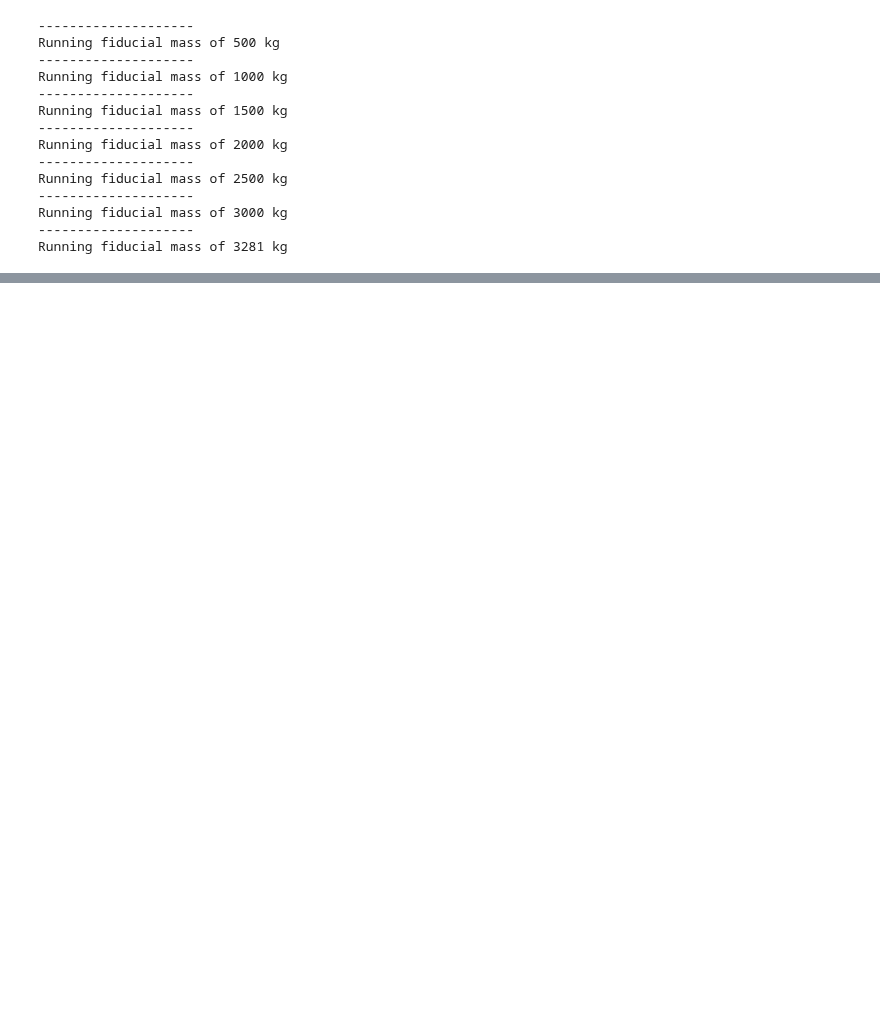
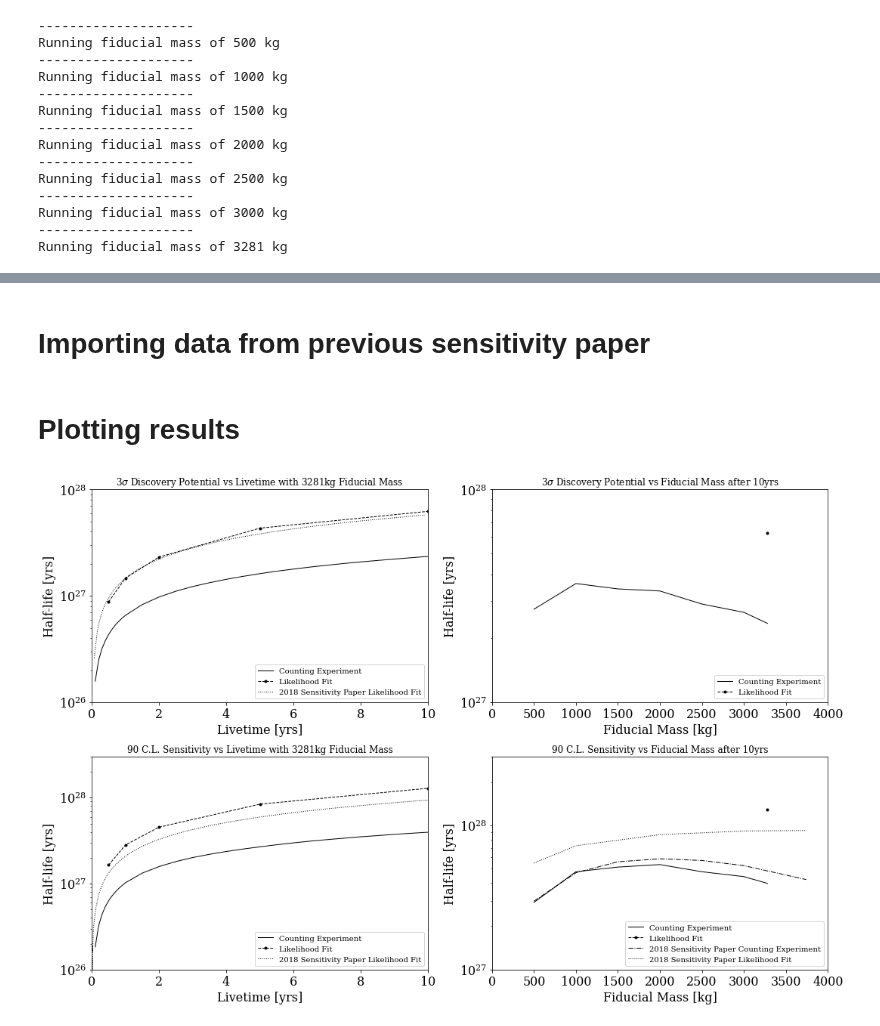
Before and after one commit to YMTheory/sensitivity, a Jupyter notebook: work/SensitivityPaper2020_scripts/DiscoveryPotential/Counting_Experiment.ipynb, the cells around one changed output, grey strips where cells are left out. Saved outputs shown, nothing was run; the diff lists cells and outputs as text; code cells hidden in the pictures; blank space fills up the shorter version.

```diff
--- a/work/SensitivityPaper2020_scripts/DiscoveryPotential/Counting_Experiment.ipynb
+++ b/work/SensitivityPaper2020_scripts/DiscoveryPotential/Counting_Experiment.ipynb
@@ -241,0 +226,2 @@ plt.savefig('halflife_vs_mass.pdf', bbox_inches='tight')
+# %% [markdown]
+# Importing data from previous sensitivity paper
@@ -241,0 +249,53 @@ plt.savefig('halflife_vs_mass.pdf', bbox_inches='tight')
+# %% [markdown]
+# Plotting results
+# %%
+fig, ax = plt.subplots (2, 2, figsize=(15, 10), gridspec_kw=dict(width_ratios=(1,1)))
+
+ax[0,0].set_xlim(0,10)
+ax[0,0].set_ylim(1E26,1E28)
+ax[0,0].set_xlabel(r'Livetime [yrs]')
+ax[0,0].set_ylabel(r'Half-life [yrs]')
+ax[0,0].set_yscale('log')
+ax[0,0].set_title(r'3$\sigma$ Discovery Potential vs Livetime with 3281kg Fiducial Mass')
+ax[0,0].plot(Livetime, Halflife[XenonMass[-1]]['3sigma'], label=r'Counting Experiment', color='k')
+ax[0,0].plot(livetime, discovery, label='Likelihood Fit', color='k', marker='.', ls='--')
+ax[0,0].plot(discovery2017[0], discovery2017[1], label='2018 Sensitivity Paper Likelihood Fit', color='k', ls=':')
+ax[0,0].legend(loc='lower right')
+
+ax[0,1].set_xlim(0,4000)
+ax[0,1].set_ylim(1E27,1E28)
+ax[0,1].set_xlabel(r'Fiducial Mass [kg]')
+ax[0,1].set_ylabel(r'Half-life [yrs]')
+ax[0,1].set_yscale('log')
+ax[0,1].set_title(r'3$\sigma$ Discovery Potential vs Fiducial Mass after 10yrs')
+ax[0,1].plot(list(Halflife.keys()), [Halflife[key]['3sigma'][-1] for key in Halflife.keys()], color='k', ls='-', label='Counting Experiment')
+ax[0,1].plot(XenonMass[-1], discovery[-1], label='Likelihood Fit', color='k', marker='.', ls='--')
+ax[0,1].legend(loc='lower right')
+
+ax[1,0].set_xlim(0,10)
+ax[1,0].set_ylim(1E26,3E28)
+ax[1,0].set_xlabel(r'Livetime [yrs]')
+ax[1,0].set_ylabel(r'Half-life [yrs]')
+ax[1,0].set_yscale('log')
+ax[1,0].set_title(r'90 C.L. Sensitivity vs Livetime with 3281kg Fiducial Mass')
+ax[1,0].plot(Livetime, Halflife[XenonMass[-1]]['90CL'], label=r'Counting Experiment ', color='k')
+ax[1,0].plot(sensitivity['Livetime'], sensitivity['Halflife'], label='Likelihood Fit', color='k', marker='.', ls='--')
+ax[1,0].plot(sensitivity2017['Likelihood_vs_Livetime'][0], sensitivity2017['Likelihood_vs_Livetime'][1], label='2018 Sensitivity Paper Likelihood Fit', color='k', ls=':')
+ax[1,0].legend(loc='lower right')
+
+ax[1,1].set_xlim(0,4000)
+ax[1,1].set_ylim(1E27,3E28)
+ax[1,1].set_xlabel(r'Fiducial Mass [kg]')
+ax[1,1].set_ylabel(r'Half-life [yrs]')
+ax[1,1].set_yscale('log')
+ax[1,1].set_title(r'90 C.L. Sensitivity vs Fiducial Mass after 10yrs')
+ax[1,1].plot(list(Halflife.keys()), [Halflife[key]['90CL'][-1] for key in Halflife.keys()], color='k', ls='-', label='Counting Experiment')
+ax[1,1].plot(XenonMass[-1], sensitivity['Halflife'][-1], label='Likelihood Fit', color='k', marker='.', ls='--')
+ax[1,1].plot(sensitivity2017['Mass_Counting'], sensitivity2017['Counting_vs_Mass'], color='k', ls='-.', label='2018 Sensitivity Paper Counting Experiment')
+ax[1,1].plot(sensitivity2017['Mass_Likelihood'], sensitivity2017['Likelihood_vs_Mass'], color='k', ls=':', label='2018 Sensitivity Paper Likelihood Fit')
+ax[1,1].legend(loc='lower right')
+
+fig.tight_layout()
+plt.savefig('results_compilation.pdf')
+# %% [output]
+[figure, added]
```
Also changed, not shown: parts of 18 cells of this notebook.
